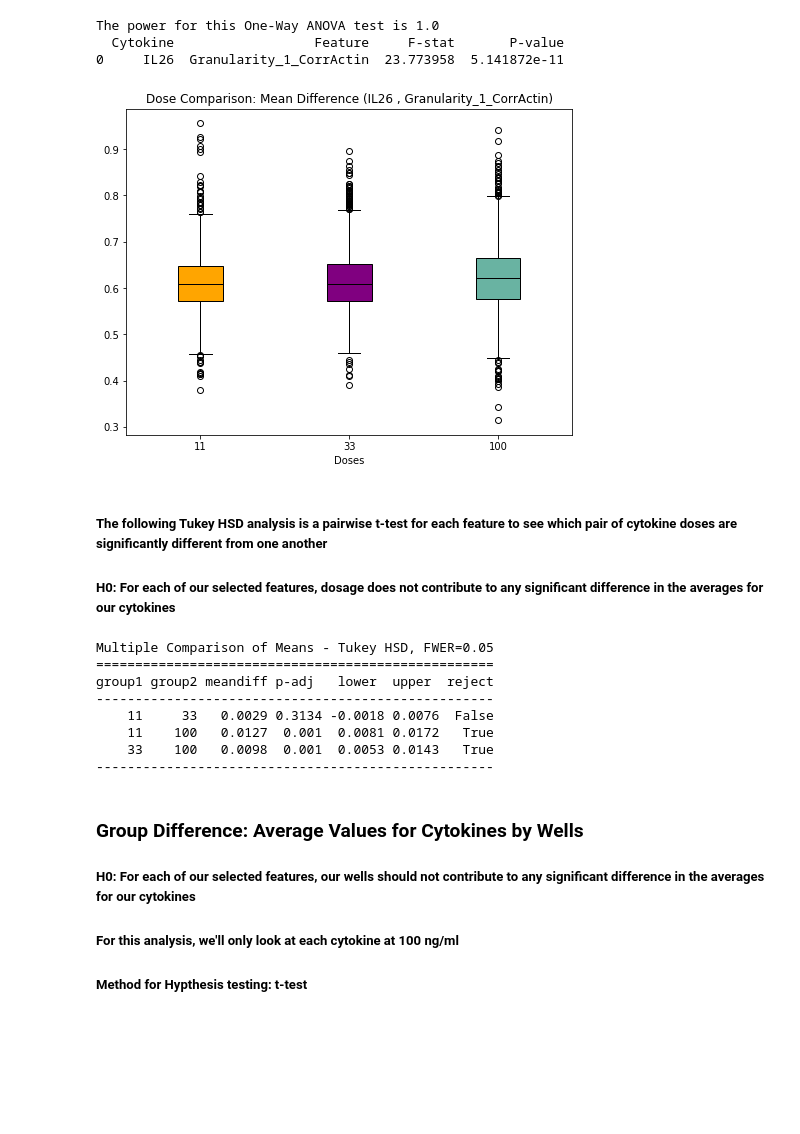
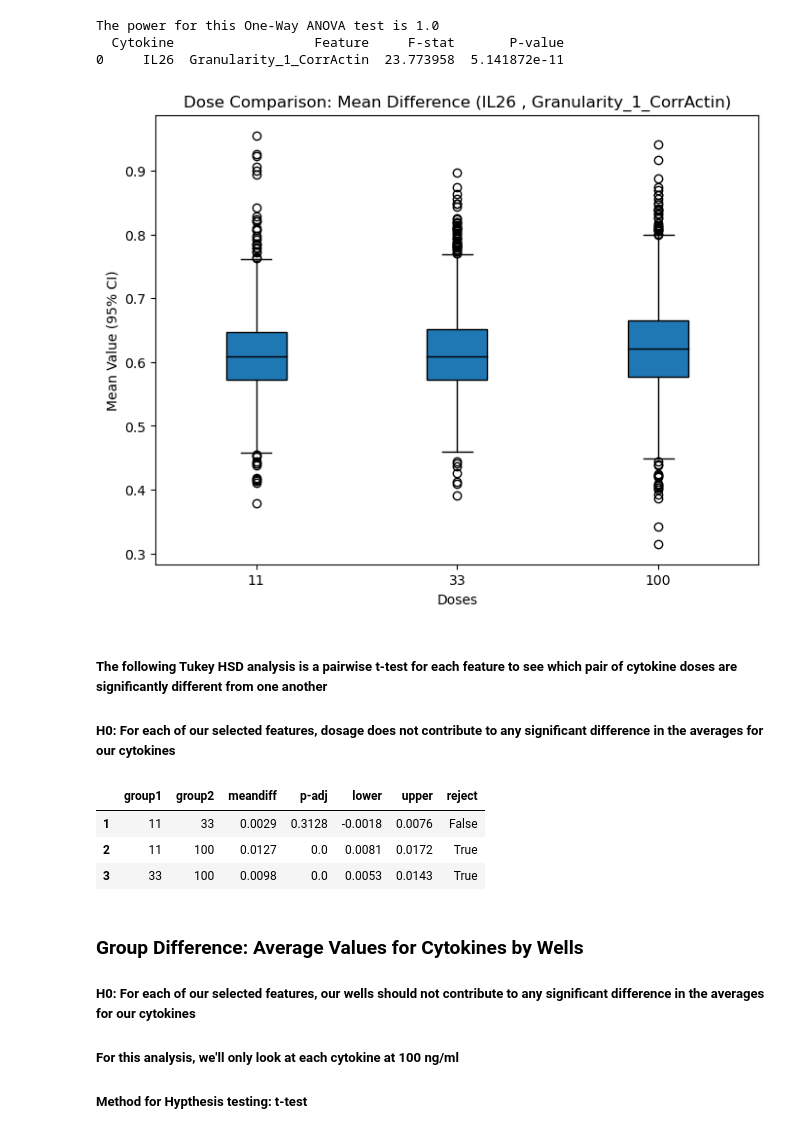
Before and after one commit to hww1999/HTI, a Jupyter notebook: Analysis/stats_eda_MB.ipynb, the cells around one changed output. Cells and saved outputs as stored; diff of their text form; code cells hidden in the pictures; blank space fills up the shorter version.

```diff
--- a/Analysis/stats_eda_MB.ipynb
+++ b/Analysis/stats_eda_MB.ipynb
@@ -104,32 +108,33 @@ The power for this One-Way ANOVA test is 1.0
 # %%
 # Plot means of wells for each feature and each cytokine
 
 def plot_by_dose(cytokine, feature, df):
     cytokine_dose = df[(df['Metadata_Metadata_Cytokine'] == cytokine)]
     cytokine_dose = cytokine_dose[['Metadata_Metadata_Dose', feature]]
     grouped = cytokine_dose.groupby('Metadata_Metadata_Dose')[feature]
 
     fig,ax = plt.subplots(figsize=(8,6))
 
     boxplot = ax.boxplot(x=[group.values for name, group in grouped],
                          labels=grouped.groups.keys(),
                          patch_artist=True,
                          medianprops={'color': 'black'}
                         )
     # Define colors for each group
-    colors = ['orange', 'purple', '#69b3a2']
+    #colors = ['orange', 'purple', '#69b3a2']
 
     # Assign colors to each box in the boxplot
-    for box, color in zip(boxplot['boxes'], colors):
-        box.set_facecolor(color)
+    #for box, color in zip(boxplot['boxes'], colors):
+        #box.set_facecolor(color)
 
     # Add a title and axis label
     ax.set_title('Dose Comparison: Mean Difference (' + cytokine + ' , ' + feature + ')')
     ax.set_xlabel('Doses')
+    ax.set_ylabel('Mean Value (95% CI)')
 
 results = plot_by_dose(cytokine, feature, cytokine_df)
 # %% [output]
-[figure, old version]
+[figure, new version]
 # %% [markdown]
 ##### The following Tukey HSD analysis is a pairwise t-test for each feature to see which pair of cytokine doses are significantly different from one another
 
@@ -143,19 +148,22 @@ def doses_Tukey_HSD(cytokine, feature, df):
                           groups=cytokine_doses['Metadata_Metadata_Dose'],
                           alpha=0.05)
 
-    return res
+    rs = res.summary()
+
+    rs = pd.DataFrame.from_records(rs.data) # change from rs = pd.DataFrame(rs)
+    new_header = rs.iloc[0] #grab the first row for the header
+    rs = rs[1:] #take the data less the header row
+    rs.columns = new_header #set the header row as the df header
+
+    return rs
 
 result = doses_Tukey_HSD(cytokine, feature, cytokine_df)
-print(result)
+result.head()
 # %% [output]
-Multiple Comparison of Means - Tukey HSD, FWER=0.05
-===================================================
-group1 group2 meandiff p-adj   lower  upper  reject
----------------------------------------------------
-    11     33   0.0029 0.3134 -0.0018 0.0076  False
-    11    100   0.0127  0.001  0.0081 0.0172   True
-    33    100   0.0098  0.001  0.0053 0.0143   True
----------------------------------------------------
+|  | group1 | group2 | meandiff | p-adj | lower | upper | reject |
+| 1 | 11 | 33 | 0.0029 | 0.3128 | -0.0018 | 0.0076 | False |
+| 2 | 11 | 100 | 0.0127 | 0.0 | 0.0081 | 0.0172 | True |
+| 3 | 33 | 100 | 0.0098 | 0.0 | 0.0053 | 0.0143 | True |
 # %% [markdown]
 ### Group Difference: Average Values for Cytokines by Wells
 
```
Also changed, not shown: parts of 11 cells of this notebook.
